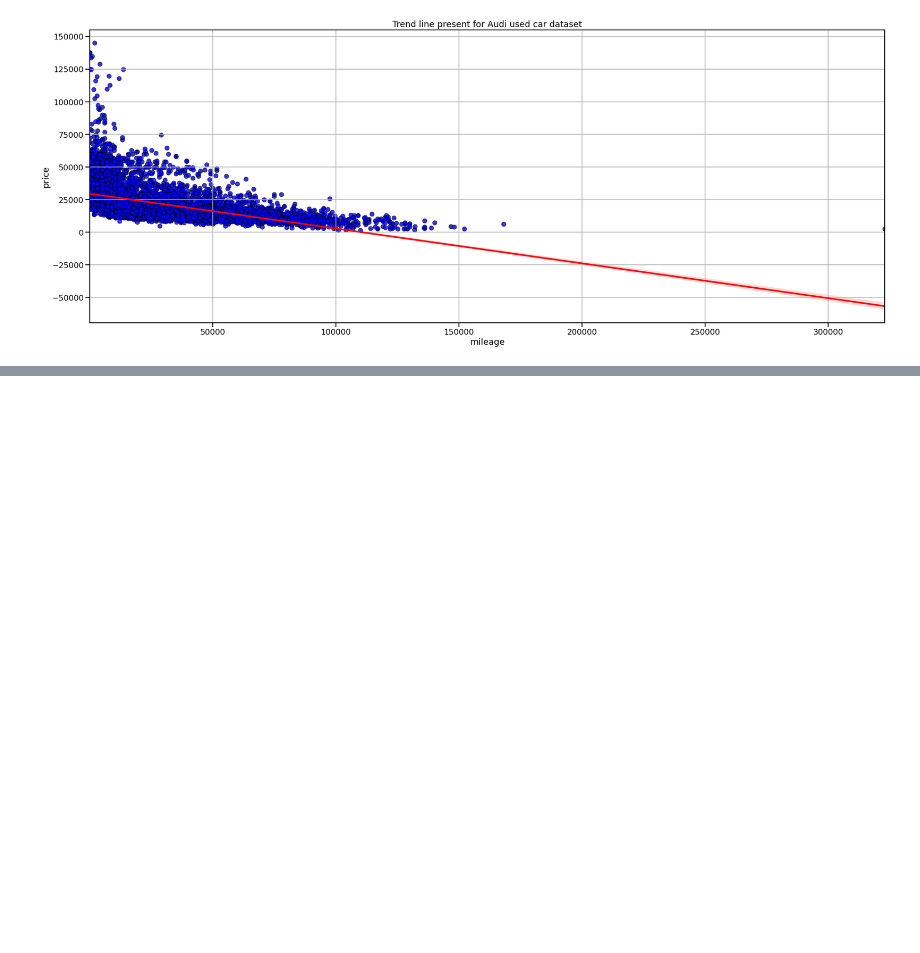
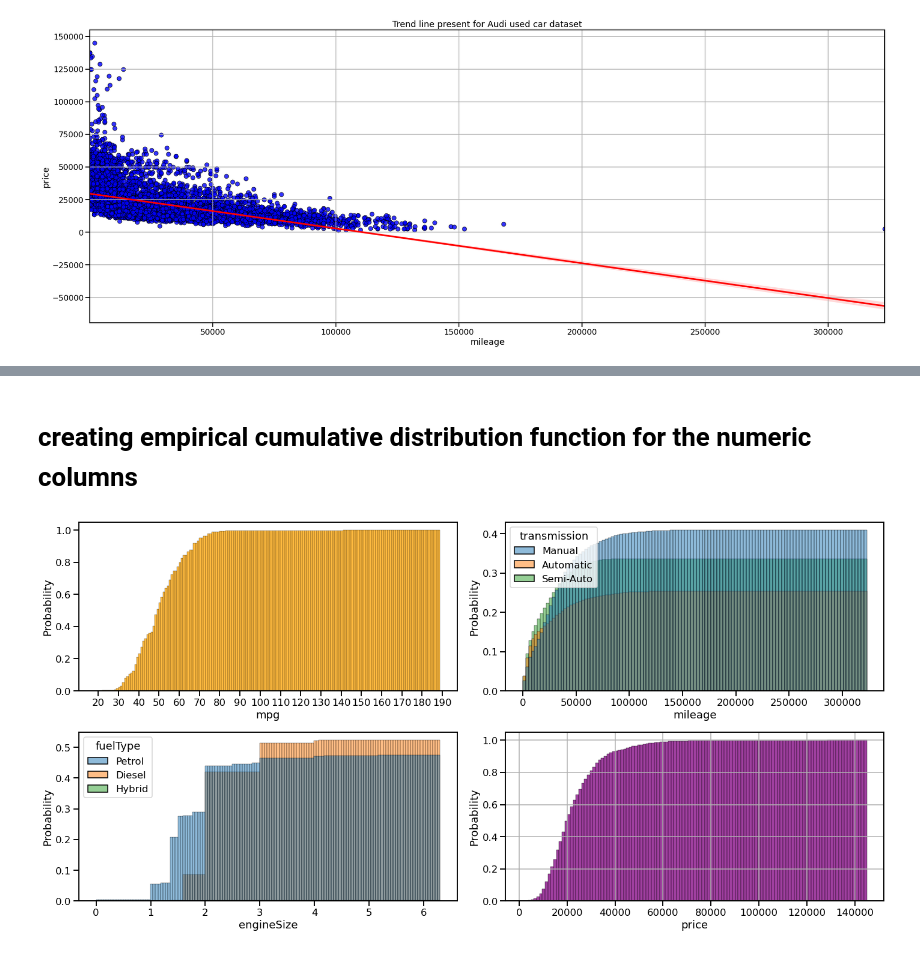
Before and after one commit to Israt055/audi_used_car_analysis-, a Jupyter notebook: audi_used_car_EDA.ipynb, the cells around one changed output, grey strips where cells are left out. Drawn from its saved outputs; the diff is of its cells as text; code cells hidden in the pictures; blank space fills up the shorter version.

```diff
--- a/audi_used_car_EDA.ipynb
+++ b/audi_used_car_EDA.ipynb
@@ -564,0 +445,29 @@ AttributeError: module 'seaborn' has no attribute 'hisplot'
+# %% [markdown]
+# creating empirical cumulative distribution function for the numeric columns
+# %%
+plt.figure(figsize = (20,10))
+
+
+plt.title("Cumulative curve present for Audi used car dataset")
+
+
+plt.subplot(2,2,1)
+sns.histplot(data = df , x = 'mpg', binwidth=1 , color ='orange' , cumulative =True , stat='probability')
+plt.xticks(np.arange(20,200,10))
+
+plt.subplot(2,2,2)
+sns.histplot(data = df , x = 'mileage' ,hue='transmission'  , cumulative =True ,  stat='probability')
+
+
+plt.subplot(2,2,3)
+sns.histplot(data = df , x = 'engineSize', hue='fuelType', cumulative =True,  stat='probability')
+
+plt.subplot(2,2,4)
+sns.histplot(data = df , x = 'price', color ='purple', cumulative =True, stat='probability')
+
+plt.grid()
+plt.tight_layout()
+
+plt.show()
+# %% [output]
+[figure, added]
```
Also changed, not shown: parts of 51 cells of this notebook.
